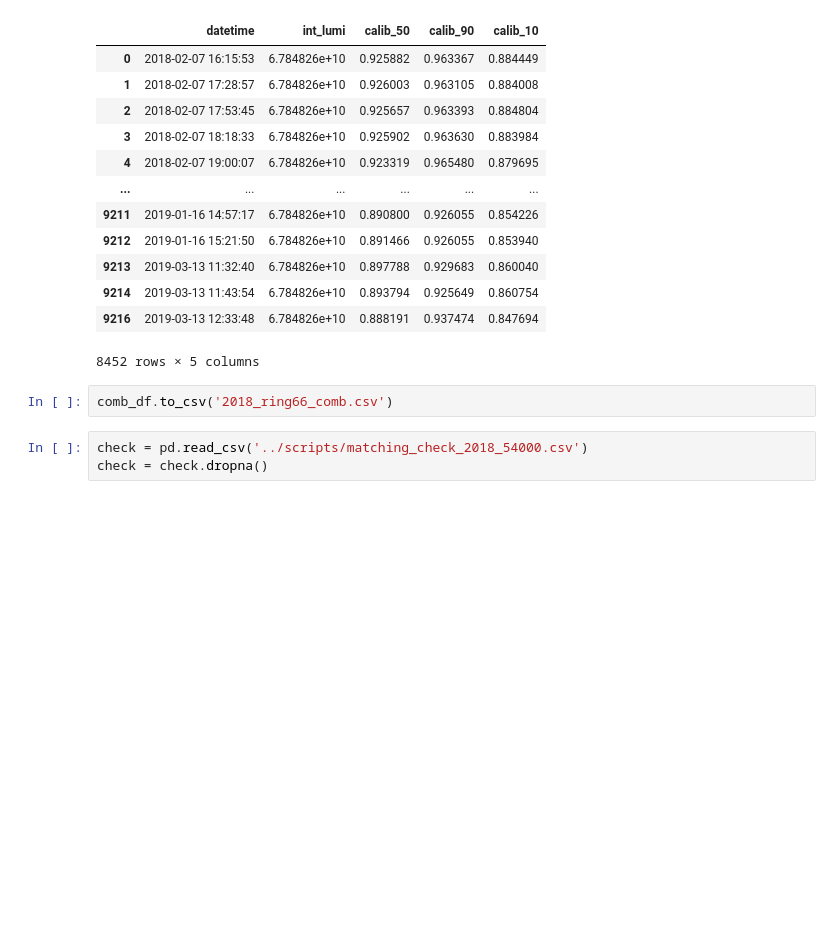
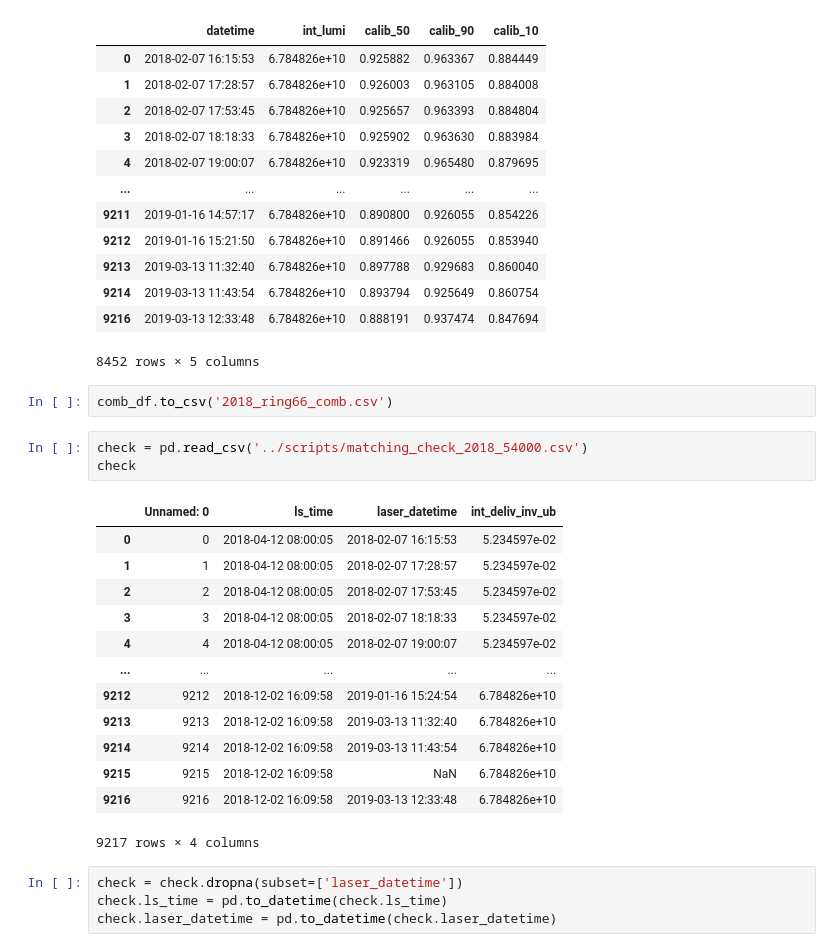
Before and after one commit to UMN-CMS/ECAL_FAIR, a Jupyter notebook: notebooks/ring_study.ipynb, the cells around one changed output. Drawn from its saved outputs; the diff is of its cells as text; blank space fills up the shorter version.

```diff
--- a/notebooks/ring_study.ipynb
+++ b/notebooks/ring_study.ipynb
@@ -152,7 +152,25 @@ comb_df.sort_values(by=['datetime'])
 comb_df.to_csv('2018_ring66_comb.csv')
 # %%
 check = pd.read_csv('../scripts/matching_check_2018_54000.csv')
-check = check.dropna()
+check
+# %% [output]
+|  | Unnamed: 0 | ls_time | laser_datetime | int_deliv_inv_ub |
+| 0 | 0 | 2018-04-12 08:00:05 | 2018-02-07 16:15:53 | 5.234597e-02 |
+| 1 | 1 | 2018-04-12 08:00:05 | 2018-02-07 17:28:57 | 5.234597e-02 |
+| 2 | 2 | 2018-04-12 08:00:05 | 2018-02-07 17:53:45 | 5.234597e-02 |
+| 3 | 3 | 2018-04-12 08:00:05 | 2018-02-07 18:18:33 | 5.234597e-02 |
+| 4 | 4 | 2018-04-12 08:00:05 | 2018-02-07 19:00:07 | 5.234597e-02 |
+| ... | ... | ... | ... | ... |
+| 9212 | 9212 | 2018-12-02 16:09:58 | 2019-01-16 15:24:54 | 6.784826e+10 |
+| 9213 | 9213 | 2018-12-02 16:09:58 | 2019-03-13 11:32:40 | 6.784826e+10 |
+| 9214 | 9214 | 2018-12-02 16:09:58 | 2019-03-13 11:43:54 | 6.784826e+10 |
+| 9215 | 9215 | 2018-12-02 16:09:58 | NaN | 6.784826e+10 |
+| 9216 | 9216 | 2018-12-02 16:09:58 | 2019-03-13 12:33:48 | 6.784826e+10 |
+9217 rows × 4 columns
+# %%
+check = check.dropna(subset=['laser_datetime'])
+check.ls_time = pd.to_datetime(check.ls_time)
+check.laser_datetime = pd.to_datetime(check.laser_datetime)
 # %%
 #now lets make a plot of the data
 fig, ax1 = plt.subplots(figsize=(20,5))
```
Also changed, not shown: parts of 1 cell of this notebook.
